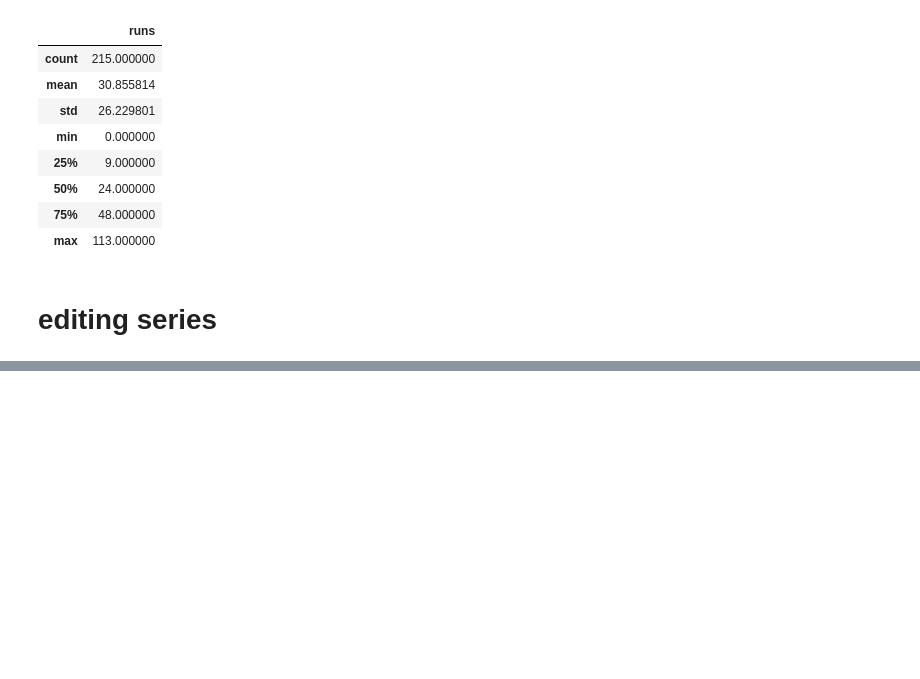
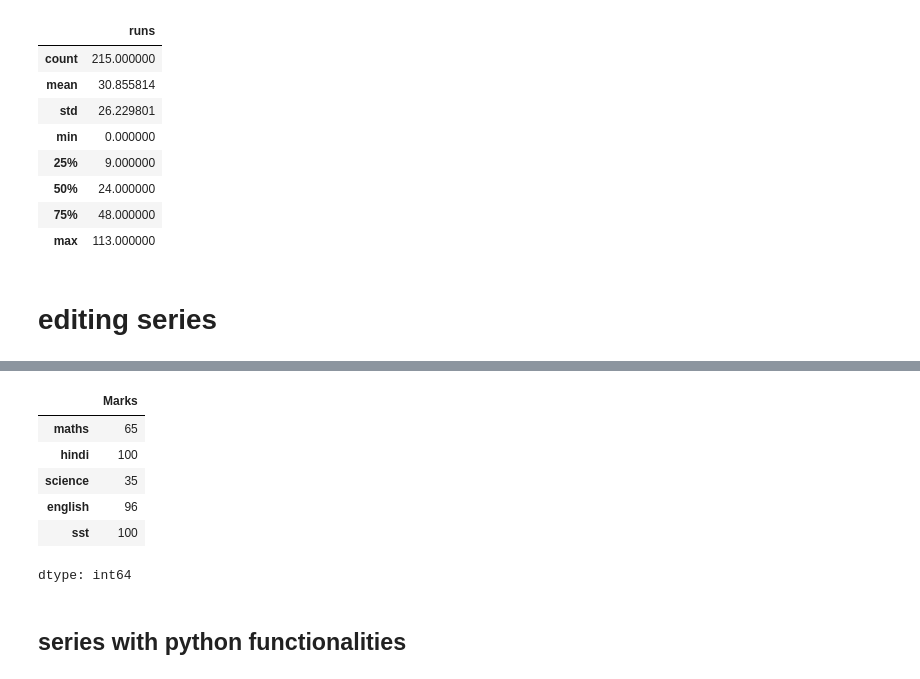
Before and after one commit to Swapn2/Data-Science-Learnings, a Jupyter notebook: panda_series.ipynb, the cells around one changed output, grey strips where cells are left out. Saved outputs shown, nothing was run; the diff lists cells and outputs as text; code cells hidden in the pictures; blank space fills up the shorter version.

```diff
--- a/panda_series.ipynb
+++ b/panda_series.ipynb
@@ -372,0 +382,2 @@ kohli.describe()
+# %%
+marks_series[1] = 100
@@ -372,0 +393,14 @@ kohli.describe()
+# %%
+marks_series['sst'] =100
+# %%
+marks_series
+# %% [output]
+|  | Marks |
+| maths | 65 |
+| hindi | 100 |
+| science | 35 |
+| english | 96 |
+| sst | 100 |
+dtype: int64
+# %% [markdown]
+## series with python functionalities
```
Also changed, not shown: parts of 9 cells of this notebook.
